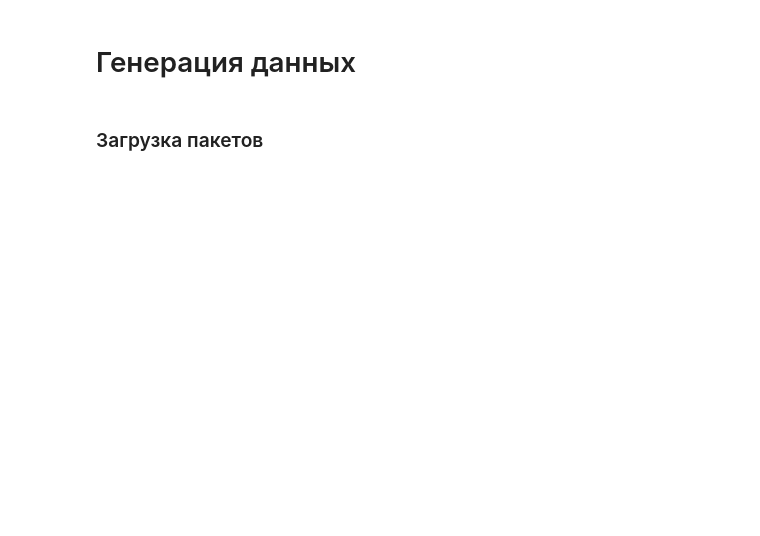
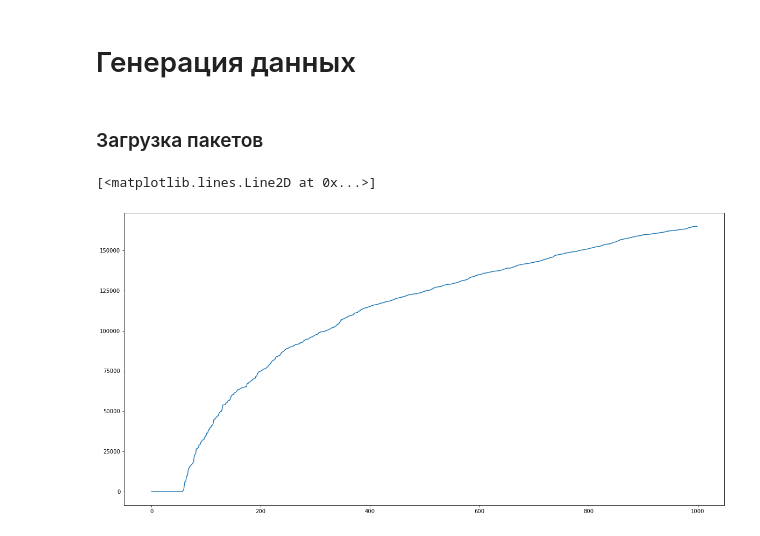
Before and after one commit to Sergey-Shulnyaev/ZamZam, a Jupyter notebook: Data_Generator.ipynb, the cells around one changed output. Cells and saved outputs as stored; diff of their text form; code cells hidden in the pictures; blank space fills up the shorter version.

```diff
--- a/Data_Generator.ipynb
+++ b/Data_Generator.ipynb
@@ -252 +253,7 @@ class MusicEffectGen:
         return self.noised_samples
+# %%
+sample_length = librosa.time_to_samples(7.5, sr = 22000)
+plt.plot(np.sort([max(0,sample_length-np.ceil(np.random.exponential() / 3 * sample_length)) for i in range(1000)]))
+# %% [output]
+[<matplotlib.lines.Line2D at 0x...>]
+[figure, added]
```
Also changed, not shown: parts of 7 cells of this notebook, 1 other file.
